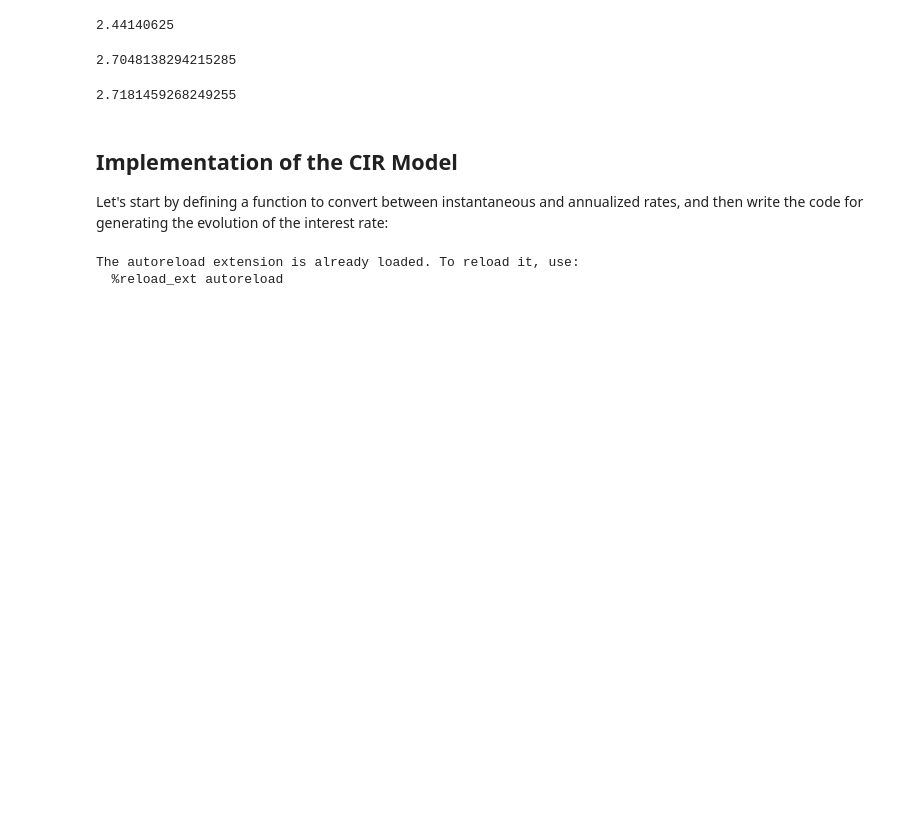
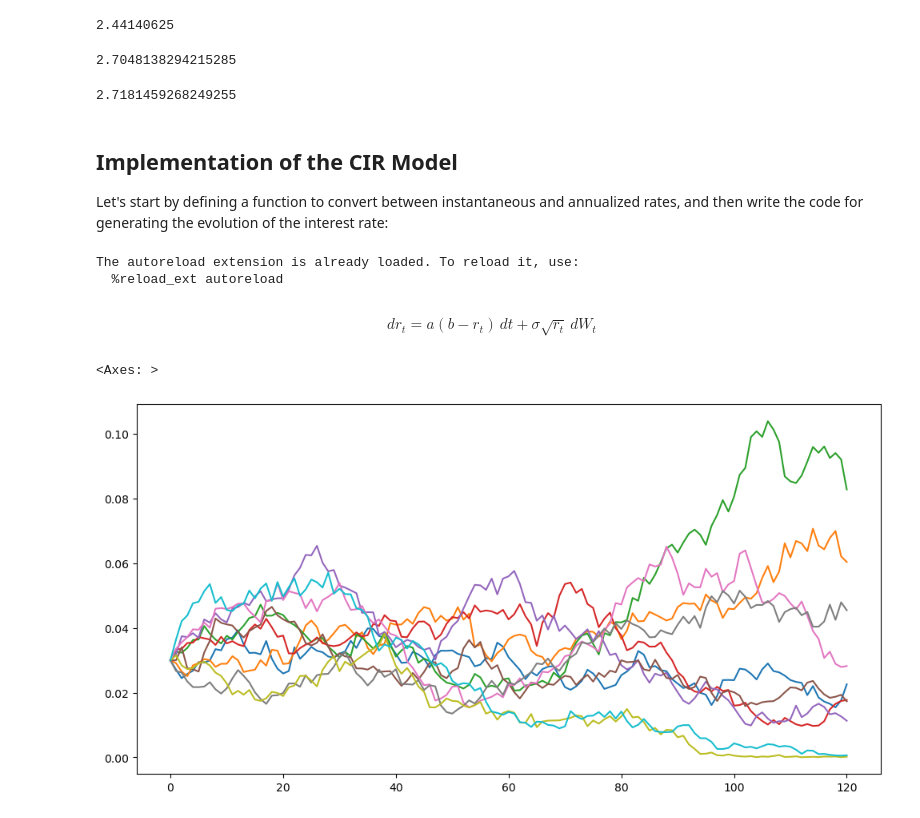
Before and after one commit to ahmet794/Investment-Banking-Asset-Management, a Jupyter notebook: Labs Week 4.ipynb, the cells around one changed output. Drawn from its saved outputs; the diff is of its cells as text; code cells hidden in the pictures; blank space fills up the shorter version.

Commit message:
Cox Ingersoll Ross Model simulation functionality and functions copied to the risk kit

```diff
--- a/Labs Week 4.ipynb
+++ b/Labs Week 4.ipynb
@@ -219,3 +219,30 @@ def ann_to_inst(r):
     Covert annualized to a short rate
     """
     return np.log1p(r)
+# %% [markdown]
+$$ dr_{t}=a(b-r_{t})\,dt+\sigma {\sqrt  {r_{t}}}\,dW_{t} $$
+# %%
+def cir(n_years = 10, n_scenarios = 1, a=0.05, b=0.03, sigma=0.05, steps_per_year=12, r_0=None):
+    """
+    Implements the CIR model for interest rates
+    """
+
+    if r_0 is None: r_0 = b
+    r_0 = ann_to_inst(r_0)
+    dt = 1/steps_per_year
+
+    num_steps = int(n_years*steps_per_year)+1
+    shock = np.random.normal(0, scale=np.sqrt(dt), size=(num_steps, n_scenarios))
+    rates = np.empty_like(shock)
+    rates[0] = r_0
+    for step in range(1, num_steps):
+        r_t = rates[step-1]
+        d_r_t = a*(b-r_t)*dt + sigma*np.sqrt(r_t)*shock[step]
+        rates[step] = abs(r_t + d_r_t)
+
+    return pd.DataFrame(data=inst_to_ann(rates), index=range(num_steps))
+# %%
+cir(n_scenarios=10).plot(figsize=(12, 6), legend=False)
+# %% [output]
+<Axes: >
+[figure, added]
```
Also changed, not shown: 1 other file.
